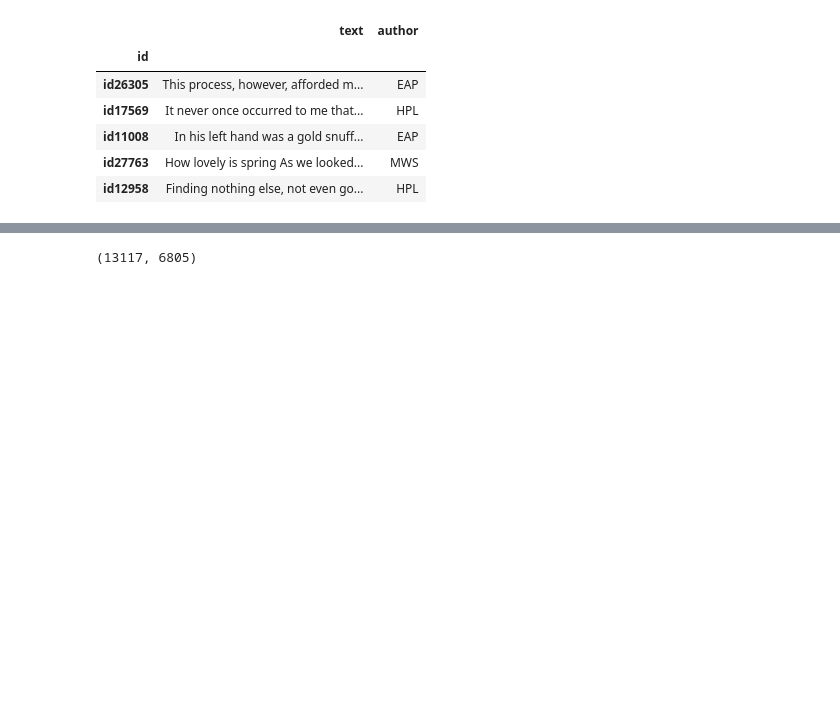
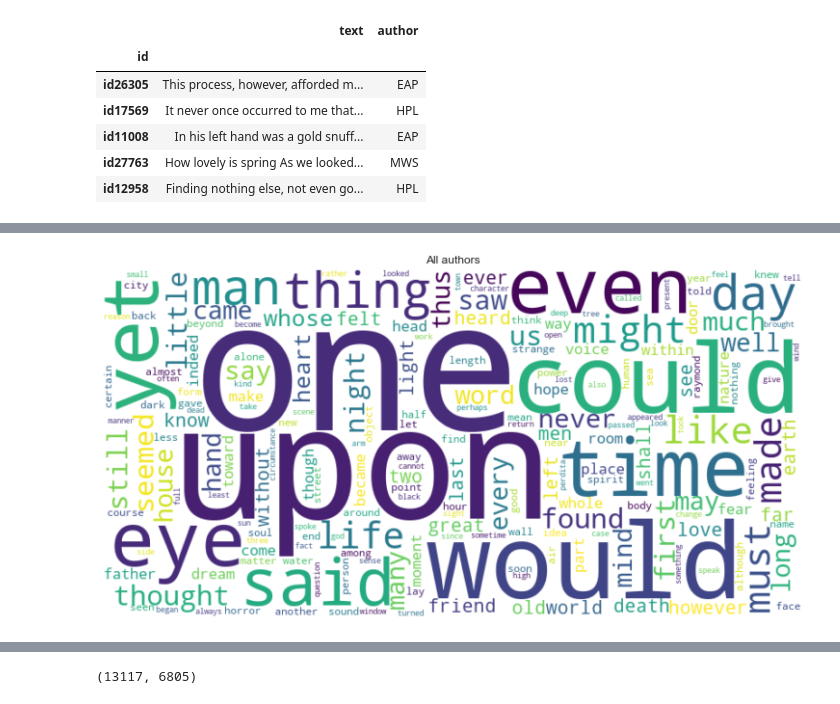
Before and after one commit to darynarr/ML_UKMA, a Jupyter notebook: project/Model.ipynb, the cells around one changed output, grey strips where cells are left out. Drawn from its saved outputs; the diff is of its cells as text; code cells hidden in the pictures; blank space fills up the shorter version.

```diff
--- a/project/Model.ipynb
+++ b/project/Model.ipynb
@@ -131,0 +169,24 @@ df.head()
+# %%
+def show_word_cloud(s, author='', save=True):
+    text = " ".join(review for review in s)
+    # Create stopword list:
+    stopwords = set(eng_stopwords)
+
+    # Generate a word cloud image
+    wordcloud = WordCloud(width=800, height=400, stopwords=stopwords, background_color="white").generate(text)
+
+    # Display the generated image:
+    # the matplotlib way:
+    plt.figure(figsize=(13, 10))
+    plt.imshow(wordcloud, interpolation='bilinear')
+    plt.axis("off")
+    plt.title(author)
+    plt.show()
+    if save:
+#         plt.savefig(f"img/word_cloud{author}.jpg", format="jpg",dpi=100)
+        wordcloud.to_file(f"{IMAGE_PATH}/word_cloud{author}.png")
+    plt.close()
+# %%
+show_word_cloud(df['processed'], 'All authors')
+# %% [output]
+[figure, added]
```
Also changed, not shown: parts of 30 cells of this notebook, 10 other files.
